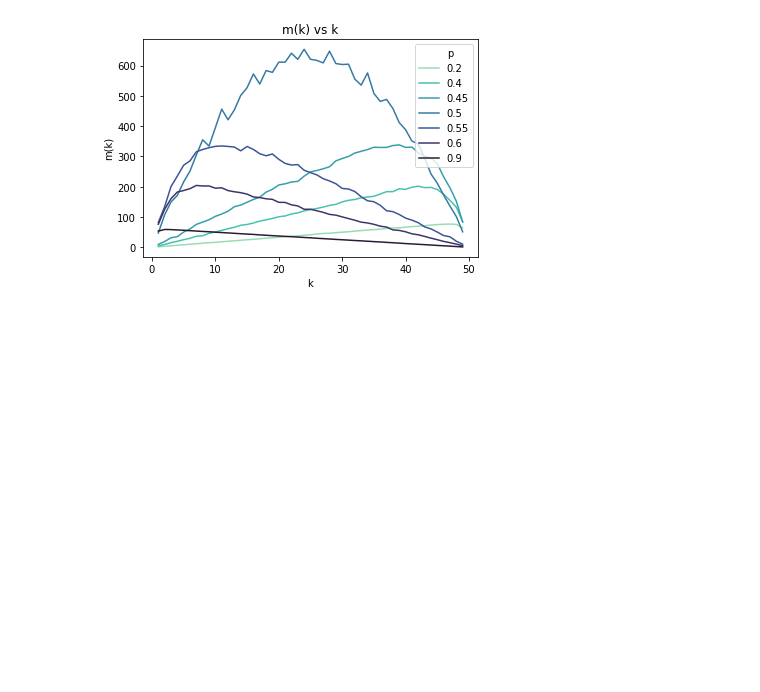
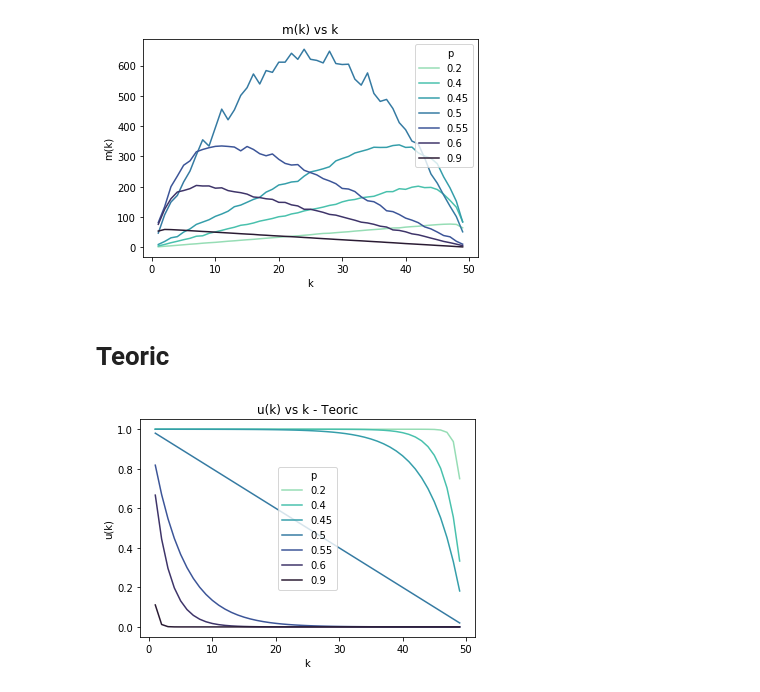
Before and after one commit to NumberPiOso/Stochastics_Review, a Jupyter notebook: Gamblers_Ruin/gamblers_ruin_aleat_walk.ipynb, the cells around one changed output. Drawn from its saved outputs; the diff is of its cells as text; code cells hidden in the pictures; blank space fills up the shorter version.

```diff
--- a/Gamblers_Ruin/gamblers_ruin_aleat_walk.ipynb
+++ b/Gamblers_Ruin/gamblers_ruin_aleat_walk.ipynb
@@ -77,3 +97,46 @@ plt.xlabel('k')
 plt.savefig('./imgs/mk_vs_k.png')
 # %% [output]
 [figure]
+# %% [markdown]
+# Teoric
+# %%
+def uk_teo(N, k, p):
+    if abs(p - .5) < .001:
+        return (N-k)/ N
+    else:
+        q = 1 - p
+        u = ((q/p) ** k - (q/p) ** N)/ (1 - (q/p)**N)
+        return u
+
+def mk_teo(N, k, p):
+    if abs(p - .5) < .001:
+        return k * (N - k)
+    else:
+        q = 1 - p
+        m = 1/ (q - p) * (k - N* (1 - (q/p) ** k)/ (1 - (q/p) ** N))
+        return m
+
+
+teoric_data = pd.DataFrame([])
+x_vector = range(1, 50)
+for p in [.2, .4, .45, .5, .55 ,.6, .9]:
+    uk_vector = []
+    mk_vector = []
+    for k in x_vector:
+        uk, mk = uk_teo(N, k, p), mk_teo(N, k, p)
+        uk_vector.append(uk)
+        mk_vector.append(mk)
+    data = {'x': x_vector, 'uk': uk_vector, 'mk': mk_vector,'p': np.repeat(str(p), len(x_vector))}
+    df_p = pd.DataFrame(data)
+    teoric_data = pd.concat([teoric_data, df_p], ignore_index=True)
+# %%
+palette = sns.color_palette("mako_r", len(teoric_data['p'].unique()))
+sns.lineplot(x="x", y="uk", hue="p", data=teoric_data,
+            palette=palette)
+plt.title('u(k) vs k - Teoric')
+plt.ylabel('u(k)')
+plt.xlabel('k')
+
+plt.savefig('./imgs/teoric_uk_vs_k.png')
+# %% [output]
+[figure, added]
```
Also changed, not shown: parts of 7 cells of this notebook, 5 other files.
